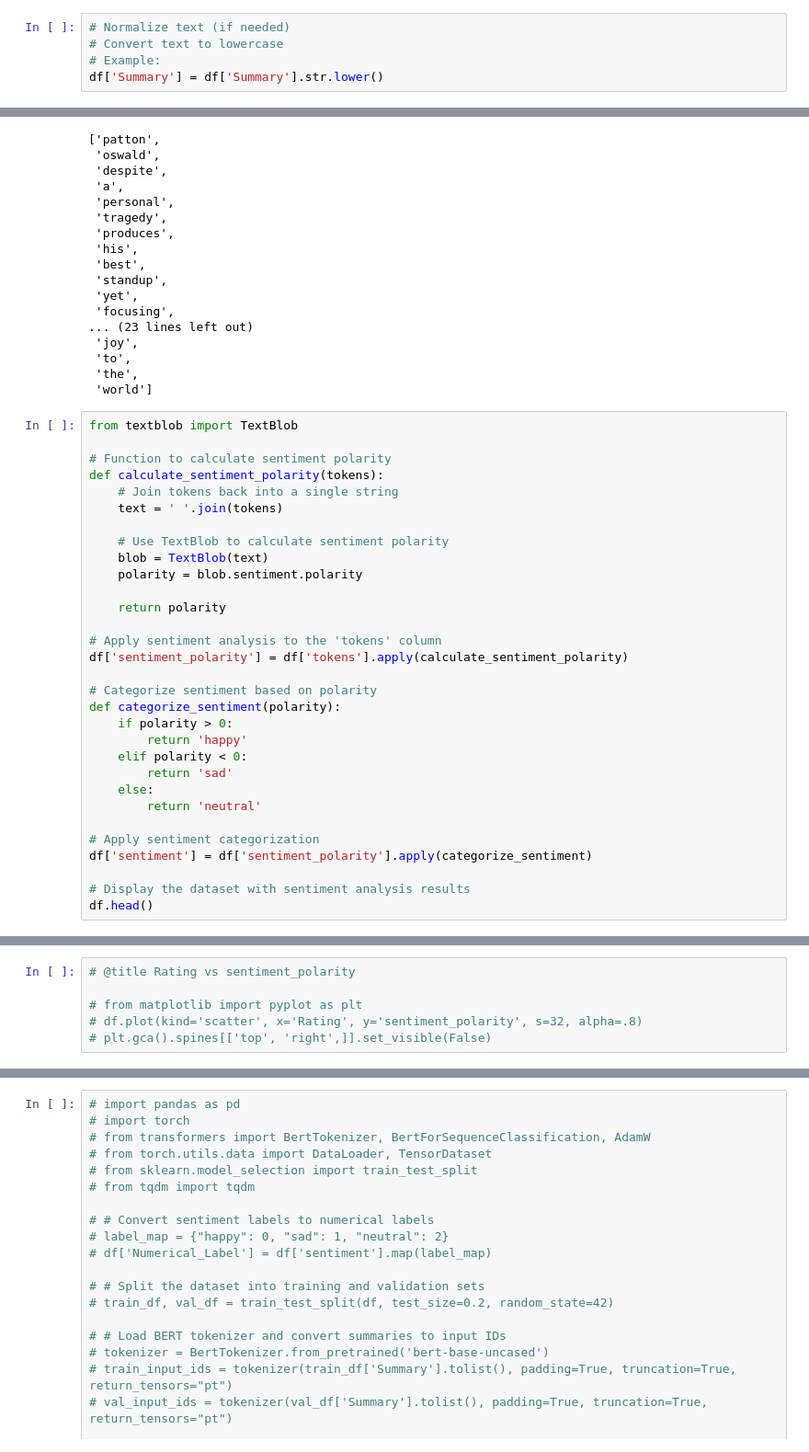
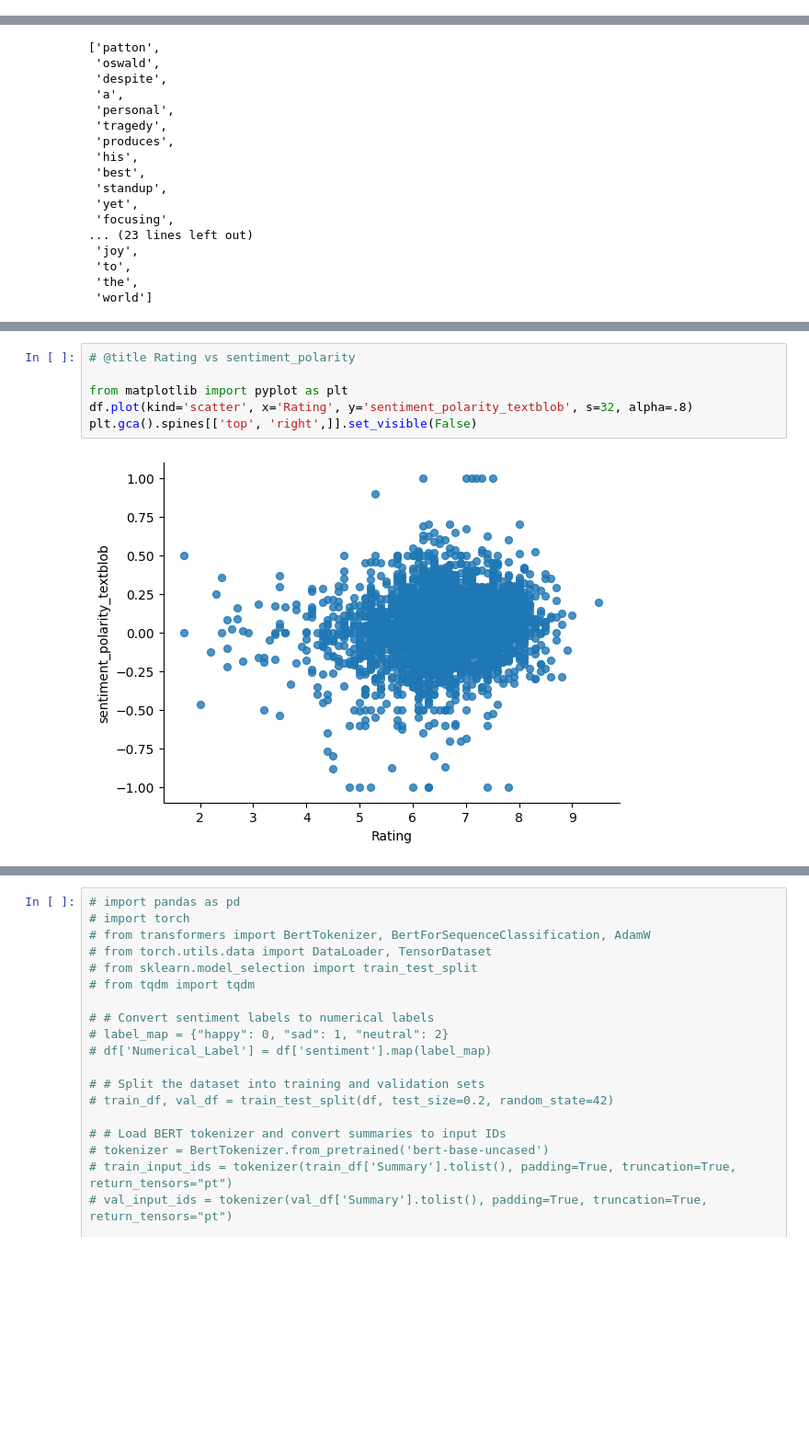
Before and after one commit to sarrasoussia/MovieMatcher, a Jupyter notebook: back/MoviesPreprocessing.ipynb, the cells around one changed output, grey strips where cells are left out. Shown: that part at 92% size. Saved outputs shown, nothing was run; the diff lists cells and outputs as text; blank space fills up the shorter version.

```diff
--- a/back/MoviesPreprocessing.ipynb
+++ b/back/MoviesPreprocessing.ipynb
@@ -39,5 +29,0 @@ df['Summary'] = df['Summary'].str.replace('[^\w\s]', '')
-# %%
-# Normalize text (if needed)
-# Convert text to lowercase
-# Example:
-df['Summary'] = df['Summary'].str.lower()
@@ -105,34 +85,3 @@ df['tokens'][0]
  'to',
  'the',
  'world']
-# %%
-from textblob import TextBlob
-
-# Function to calculate sentiment polarity
-def calculate_sentiment_polarity(tokens):
-    # Join tokens back into a single string
-    text = ' '.join(tokens)
-
-    # Use TextBlob to calculate sentiment polarity
-    blob = TextBlob(text)
-    polarity = blob.sentiment.polarity
-
-    return polarity
-
-# Apply sentiment analysis to the 'tokens' column
-df['sentiment_polarity'] = df['tokens'].apply(calculate_sentiment_polarity)
-
-# Categorize sentiment based on polarity
-def categorize_sentiment(polarity):
-    if polarity > 0:
-        return 'happy'
-    elif polarity < 0:
-        return 'sad'
-    else:
-        return 'neutral'
-
-# Apply sentiment categorization
-df['sentiment'] = df['sentiment_polarity'].apply(categorize_sentiment)
-
-# Display the dataset with sentiment analysis results
-df.head()
@@ -146,9 +274,11 @@ df.head()
 # %%
 # @title Rating vs sentiment_polarity
 
-# from matplotlib import pyplot as plt
-# df.plot(kind='scatter', x='Rating', y='sentiment_polarity', s=32, alpha=.8)
-# plt.gca().spines[['top', 'right',]].set_visible(False)
+from matplotlib import pyplot as plt
+df.plot(kind='scatter', x='Rating', y='sentiment_polarity_textblob', s=32, alpha=.8)
+plt.gca().spines[['top', 'right',]].set_visible(False)
+# %% [output]
+[figure, added]
 # %%
 # @title Runtime vs Rating
 
```
Also changed, not shown: parts of 19 cells of this notebook.
